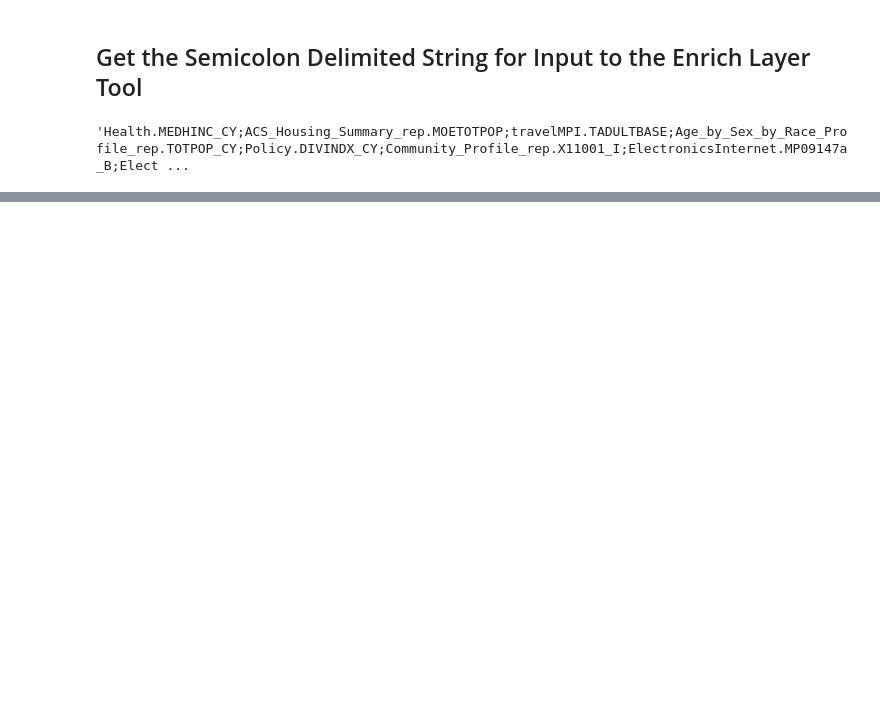
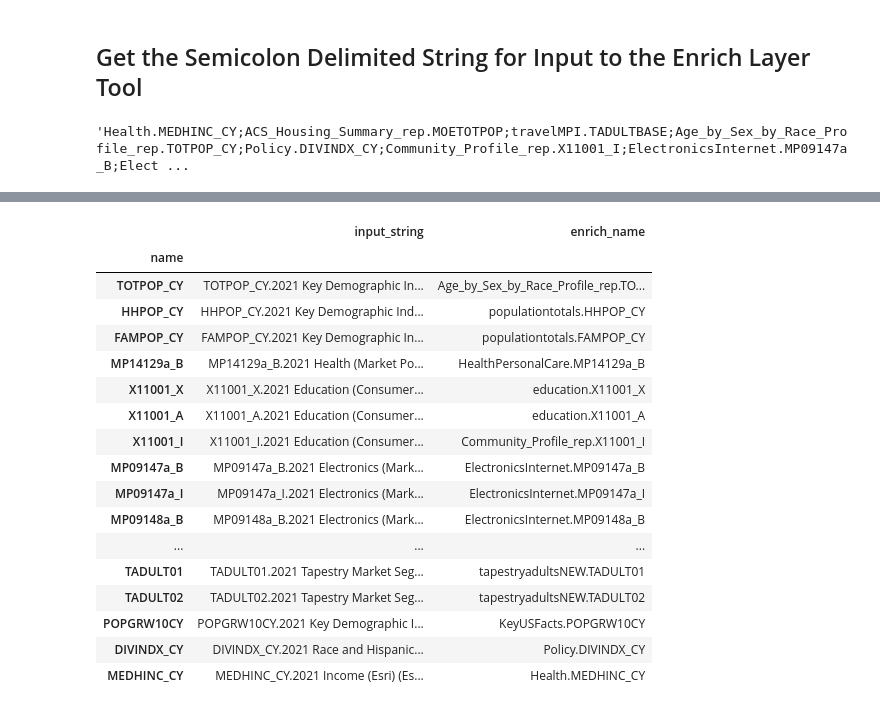
Before and after one commit to knu2xs/business-analyst-python-api-examples, a Jupyter notebook: notebooks/arcmap-spatial-overlay-vars-to-enrich-input.ipynb, the cells around one changed output, grey strips where cells are left out. Drawn from its saved outputs; the diff is of its cells as text; code cells hidden in the pictures; blank space fills up the shorter version.

```diff
--- a/notebooks/arcmap-spatial-overlay-vars-to-enrich-input.ipynb
+++ b/notebooks/arcmap-spatial-overlay-vars-to-enrich-input.ipynb
@@ -94,0 +98,4 @@ var_df
+# %%
+input_df = pd.DataFrame(var_lst, columns=['input_string'])
+
+input_df.head()
@@ -94,0 +109,4 @@ var_df
+# %%
+input_df['name'] = input_df.input_string.str.split('.').apply(lambda var: var[0])
+
+input_df.head()
@@ -94,0 +120,21 @@ var_df
+# %%
+input_df.set_index('name').join(var_df.set_index('name').loc[:,['enrich_name']])
+# %% [output]
+|  | input_string | enrich_name |
+| name |  |  |
+| TOTPOP_CY | TOTPOP_CY.2021 Key Demographic In... | Age_by_Sex_by_Race_Profile_rep.TO... |
+| HHPOP_CY | HHPOP_CY.2021 Key Demographic Ind... | populationtotals.HHPOP_CY |
+| FAMPOP_CY | FAMPOP_CY.2021 Key Demographic In... | populationtotals.FAMPOP_CY |
+| MP14129a_B | MP14129a_B.2021 Health (Market Po... | HealthPersonalCare.MP14129a_B |
+| X11001_X | X11001_X.2021 Education (Consumer... | education.X11001_X |
+| X11001_A | X11001_A.2021 Education (Consumer... | education.X11001_A |
+| X11001_I | X11001_I.2021 Education (Consumer... | Community_Profile_rep.X11001_I |
+| MP09147a_B | MP09147a_B.2021 Electronics (Mark... | ElectronicsInternet.MP09147a_B |
+| MP09147a_I | MP09147a_I.2021 Electronics (Mark... | ElectronicsInternet.MP09147a_I |
+| MP09148a_B | MP09148a_B.2021 Electronics (Mark... | ElectronicsInternet.MP09148a_B |
+| ... | ... | ... |
+| TADULT01 | TADULT01.2021 Tapestry Market Seg... | tapestryadultsNEW.TADULT01 |
+| TADULT02 | TADULT02.2021 Tapestry Market Seg... | tapestryadultsNEW.TADULT02 |
+| POPGRW10CY | POPGRW10CY.2021 Key Demographic I... | KeyUSFacts.POPGRW10CY |
+| DIVINDX_CY | DIVINDX_CY.2021 Race and Hispanic... | Policy.DIVINDX_CY |
+| MEDHINC_CY | MEDHINC_CY.2021 Income (Esri) (Es... | Health.MEDHINC_CY |
```
Also changed, not shown: parts of 7 cells of this notebook, 1 other file.
